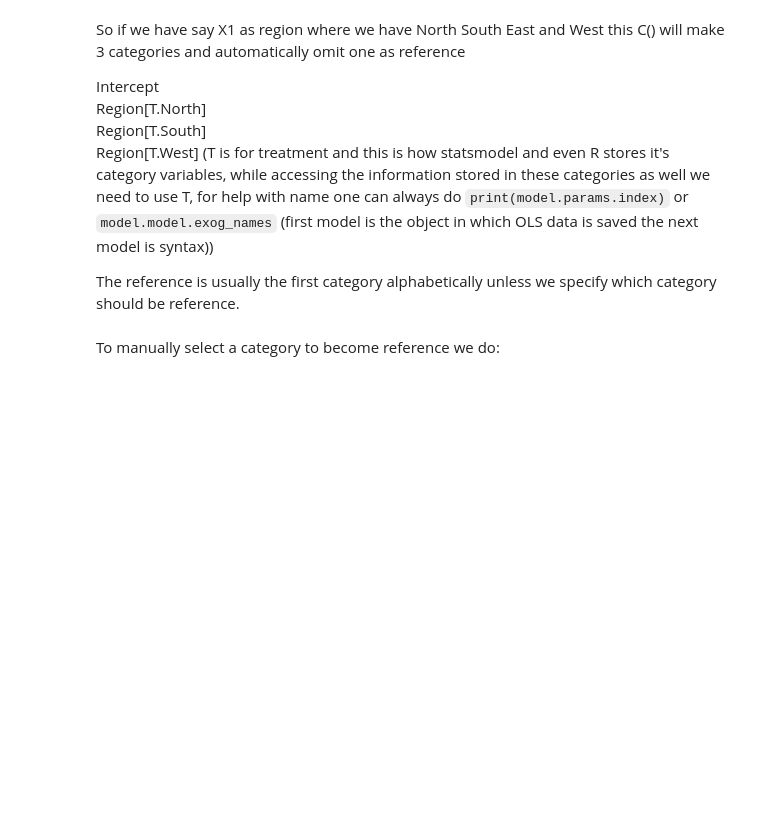
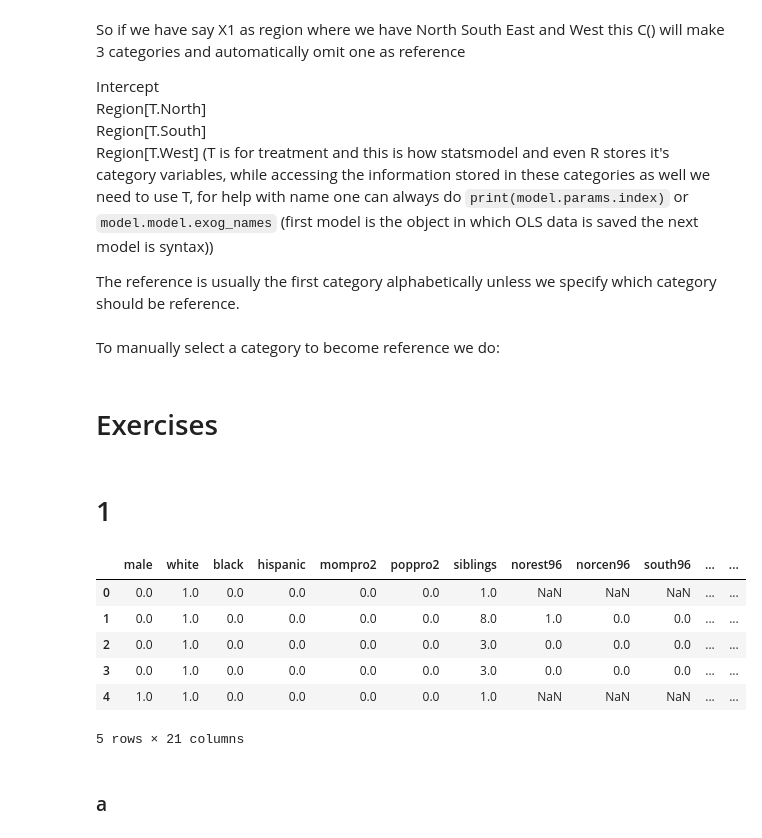
Before and after one commit to ani-research/Python-Companion-For-Real-Econometrics-by-M.Bailey, a Jupyter notebook: chapters/chapter06.ipynb, the cells around one changed output. Saved outputs shown, nothing was run; the diff lists cells and outputs as text; code cells hidden in the pictures; blank space fills up the shorter version.

```diff
--- a/chapters/chapter06.ipynb
+++ b/chapters/chapter06.ipynb
@@ -323,3 +324,21 @@ model = smf.ols(
 ).fit()
 
 #Now every coefficient is interpreted relative to South
+# %% [markdown]
+# Exercises
+# %% [markdown]
+# 1
+# %%
+rdt= pyreadr.read_r(r"C:\Users\khosl\OneDrive\Documents\Py notebook\Books\Real Econometrics\RE2e_Exercise Data_CH06\RE2e_R Data sets_CH06\Ch6_Exercise1_Height_and_Wages_US.RData")
+HiWeDF= rdt["dta"]
+HiWeDF.head()
+# %% [output]
+|  | male | white | black | hispanic | mompro2 | poppro2 | siblings | norest96 | norcen96 | south96 | ... | ... |
+| 0 | 0.0 | 1.0 | 0.0 | 0.0 | 0.0 | 0.0 | 1.0 | NaN | NaN | NaN | ... | ... |
+| 1 | 0.0 | 1.0 | 0.0 | 0.0 | 0.0 | 0.0 | 8.0 | 1.0 | 0.0 | 0.0 | ... | ... |
+| 2 | 0.0 | 1.0 | 0.0 | 0.0 | 0.0 | 0.0 | 3.0 | 0.0 | 0.0 | 0.0 | ... | ... |
+| 3 | 0.0 | 1.0 | 0.0 | 0.0 | 0.0 | 0.0 | 3.0 | 0.0 | 0.0 | 0.0 | ... | ... |
+| 4 | 1.0 | 1.0 | 0.0 | 0.0 | 0.0 | 0.0 | 1.0 | NaN | NaN | NaN | ... | ... |
+5 rows × 21 columns
+# %% [markdown]
+### a
```
Also changed, not shown: parts of 28 cells of this notebook, 5 other files.
